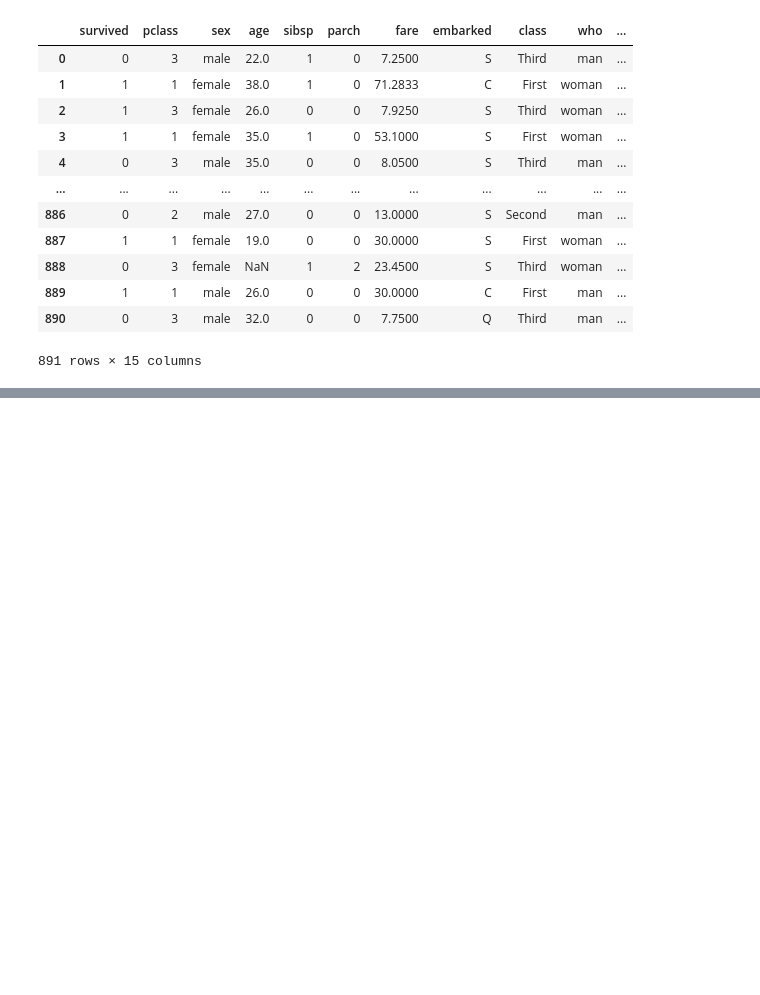
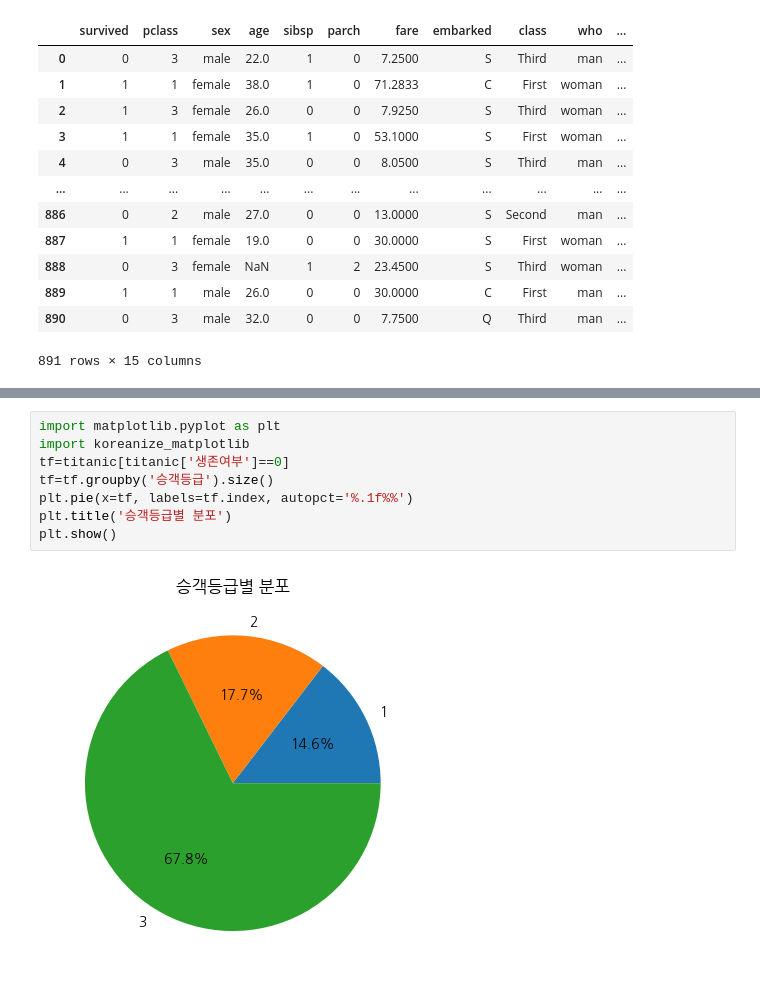
Before and after one commit to An0jin/Titanic, a Jupyter notebook: main.ipynb, the cells around one changed output, grey strips where cells are left out. Drawn from its saved outputs; the diff is of its cells as text; blank space fills up the shorter version.

```diff
--- a/main.ipynb
+++ b/main.ipynb
@@ -37,0 +214,10 @@ titanic
+# %%
+import matplotlib.pyplot as plt
+import koreanize_matplotlib
+tf=titanic[titanic['생존여부']==0]
+tf=tf.groupby('승객등급').size()
+plt.pie(x=tf, labels=tf.index, autopct='%.1f%%')
+plt.title('승객등급별 분포')
+plt.show()
+# %% [output]
+[figure, added]
```
Also changed, not shown: parts of 9 cells of this notebook, 1 other file.
